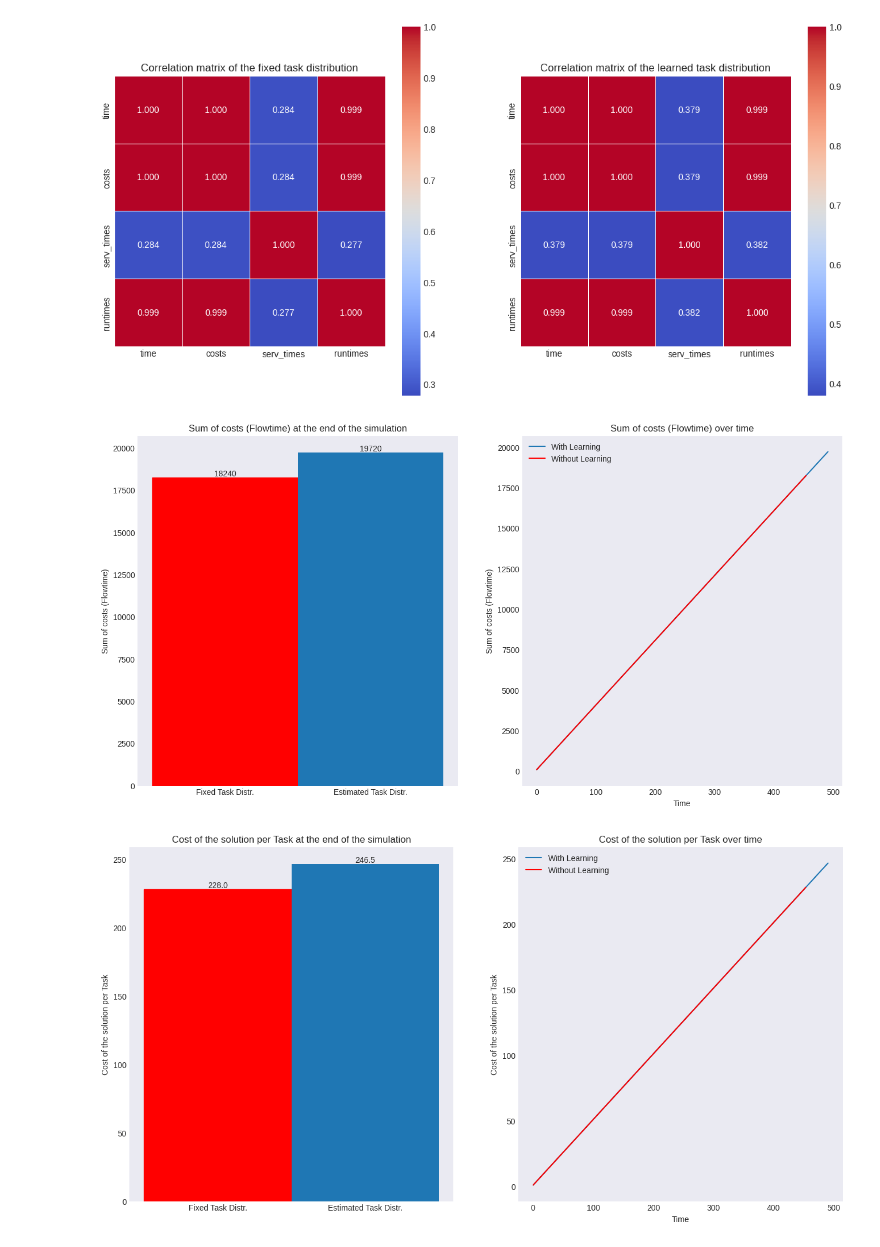
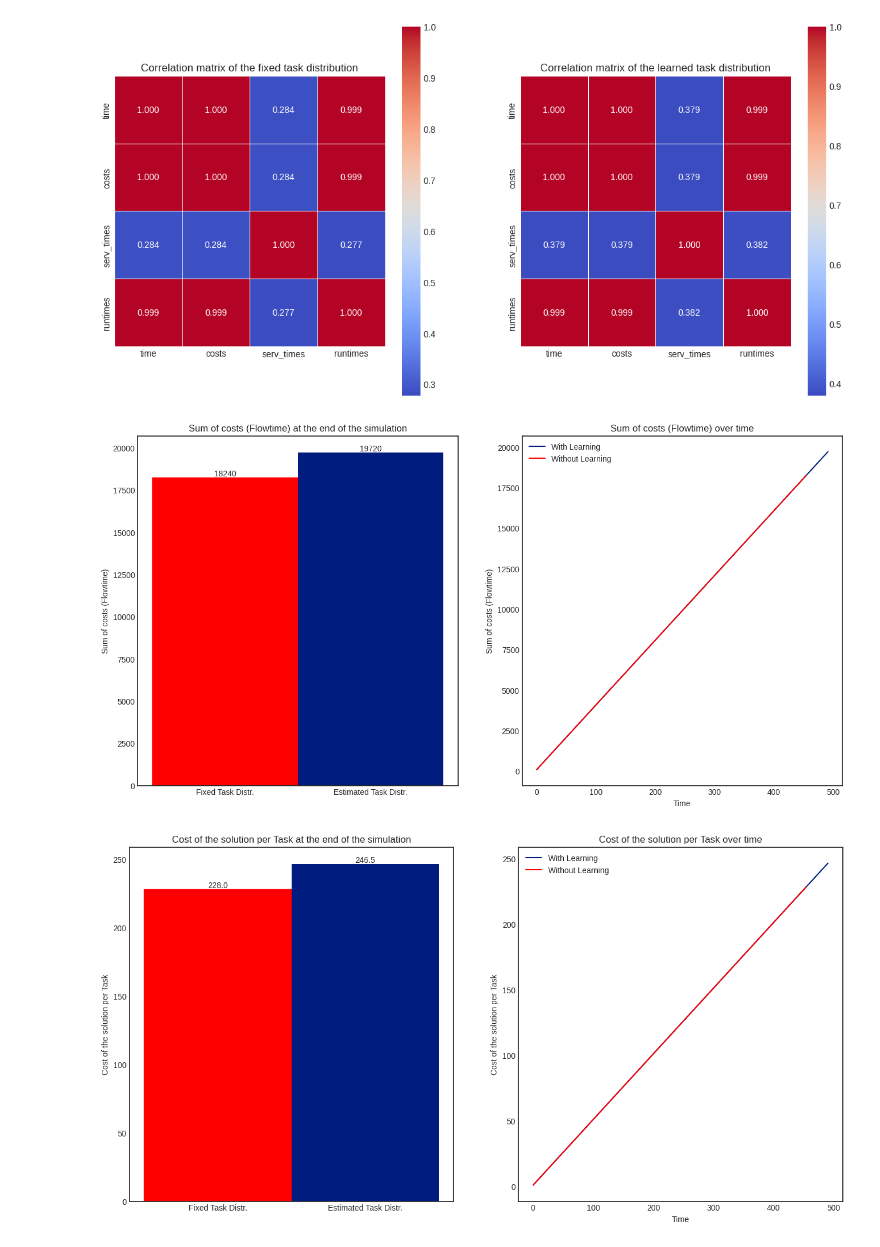
Before and after one commit to pullipulli/estimation_MAPD-P, a Jupyter notebook: Utils/show_stats.ipynb, the cells around one changed output. Cells and saved outputs as stored; diff of their text form; code cells hidden in the pictures.

```diff
--- a/Utils/show_stats.ipynb
+++ b/Utils/show_stats.ipynb
@@ -15,7 +15,7 @@ import numpy as np
 
 %matplotlib inline
 
-plt.style.use('seaborn-v0_8-dark')
+plt.style.use('seaborn-v0_8-dark-palette')
 
 df_learning = pd.read_csv("stats_with_learning.csv")
 
@@ -93,31 +93,31 @@ ax[1].legend()
 
 plt.show()
 # %% [output]
-[figure, old version]
+[figure, new version]
 # %%
-costs_per_task = df['costs'].apply(lambda x: x / df['number_of_tasks'].iloc[0])
-costs_per_task_learning  = df_learning['costs'].apply(lambda x: x / df_learning['number_of_tasks'].iloc[0])
+costs_per_task = df['costs'].apply(lambda x: x / number_of_tasks)
+costs_per_task_learning  = df_learning['costs'].apply(lambda x: x / number_of_tasks)
 
 _, ax = plt.subplots(nrows=1, ncols=2, figsize=(16, 8))
 
 bars = ax[0].bar([0, 1], [costs_per_task.iloc[-1], costs_per_task_learning.iloc[-1]], width=1, align='center')
 ax[0].bar_label(bars, labels=[costs_per_task.iloc[-1], costs_per_task_learning.iloc[-1]])
 ax[0].set_xticks([0, 1], labels=['Fixed Task Distr.', 'Estimated Task Distr.'])
 ax[0].set_title("Cost of the solution per Task at the end of the simulation")
 ax[0].set_ylabel("Cost of the solution per Task")
 bars[0].set_color('r')
 
 ax[1].plot(df_learning["time"], costs_per_task_learning, label="With Learning")
 ax[1].plot(df["time"], costs_per_task, label="Without Learning", color="r")
 ax[1].set_title("Cost of the solution per Task over time")
 ax[1].set_xlabel("Time")
 ax[1].set_ylabel("Cost of the solution per Task")
 
 ax[1].legend()
 
 plt.show()
 # %% [output]
-[figure, old version]
+[figure, new version]
 # %%
 makespan = df["time"].iloc[-1] + 1
 makespan_learning = df_learning["time"].iloc[-1] + 1
```
Also changed, not shown: parts of 3 cells of this notebook.
